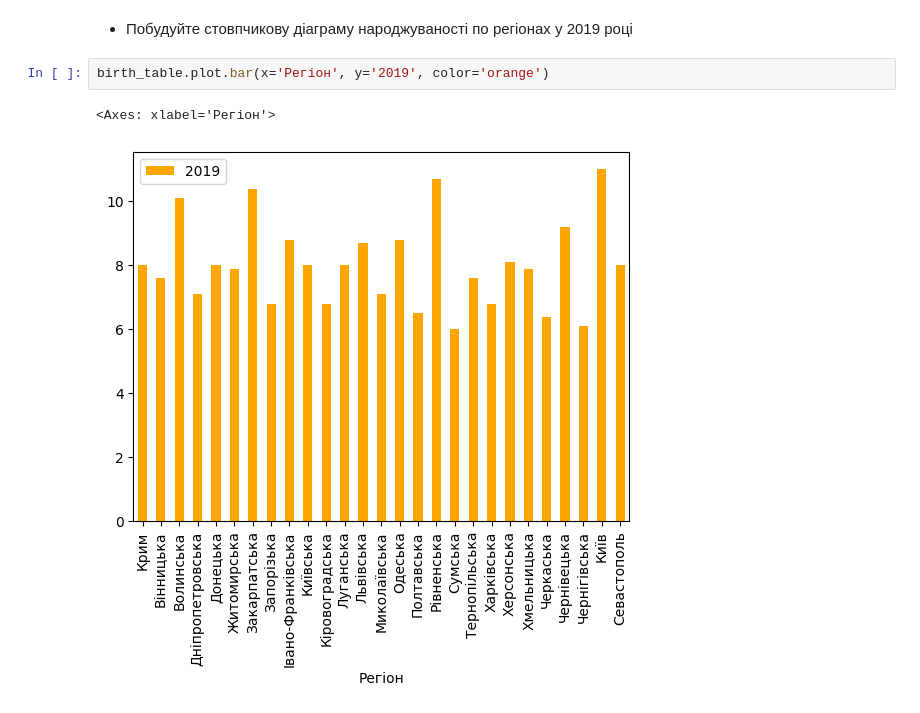
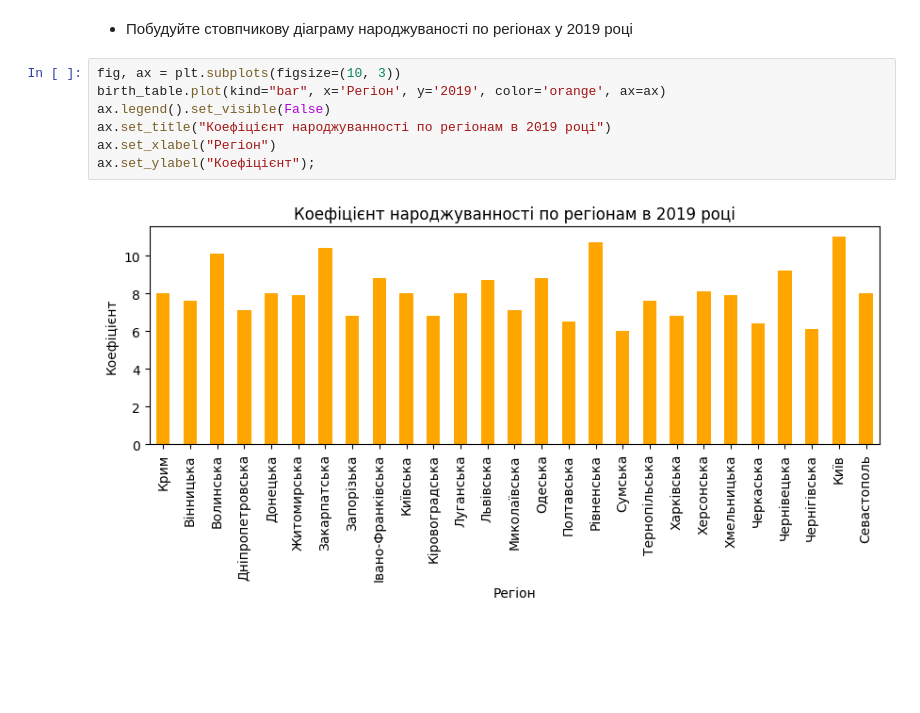
Before and after one commit to YpL68/DataScience9, a Jupyter notebook: HW2.1.ipynb, the cells around one changed output. Drawn from its saved outputs; the diff is of its cells as text; blank space fills up the shorter version.

```diff
--- a/HW2.1.ipynb
+++ b/HW2.1.ipynb
@@ -170,7 +171,11 @@ print(birth_table.iloc[birth_table["2014"].idxmax()]["Регіон"])
 # %% [markdown]
 * Побудуйте стовпчикову діаграму народжуваності по регіонах у 2019 році
 # %%
-birth_table.plot.bar(x='Регіон', y='2019', color='orange')
+fig, ax = plt.subplots(figsize=(10, 3))
+birth_table.plot(kind="bar", x='Регіон', y='2019', color='orange', ax=ax)
+ax.legend().set_visible(False)
+ax.set_title("Коефіцієнт народжуванності по регіонам в 2019 році")
+ax.set_xlabel("Регіон")
+ax.set_ylabel("Коефіцієнт");
 # %% [output]
-<Axes: xlabel='Регіон'>
-[figure, old version]
+[figure, new version]
```
Also changed, not shown: parts of 9 cells of this notebook.
